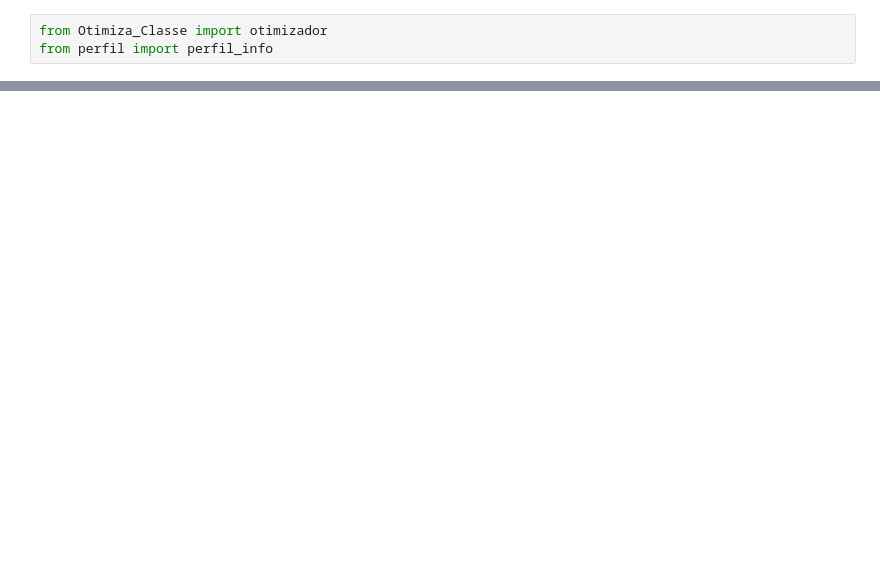
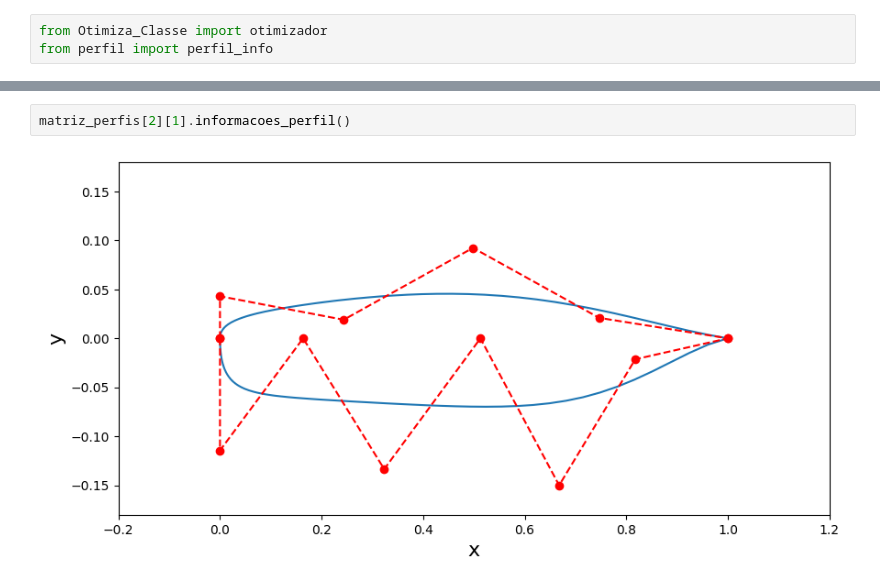
Before and after one commit to joaomanoel0/otimizador_de_perfil_aero_2023, a Jupyter notebook: main_p.ipynb, the cells around one changed output, grey strips where cells are left out. Drawn from its saved outputs; the diff is of its cells as text; blank space fills up the shorter version.

```diff
--- a/main_p.ipynb
+++ b/main_p.ipynb
@@ -20,0 +50,4 @@ for i in range(num_geracoes):
+# %%
+matriz_perfis[2][1].informacoes_perfil()
+# %% [output]
+[figure, added]
```
Also changed, not shown: parts of 4 cells of this notebook, 1 other file.
